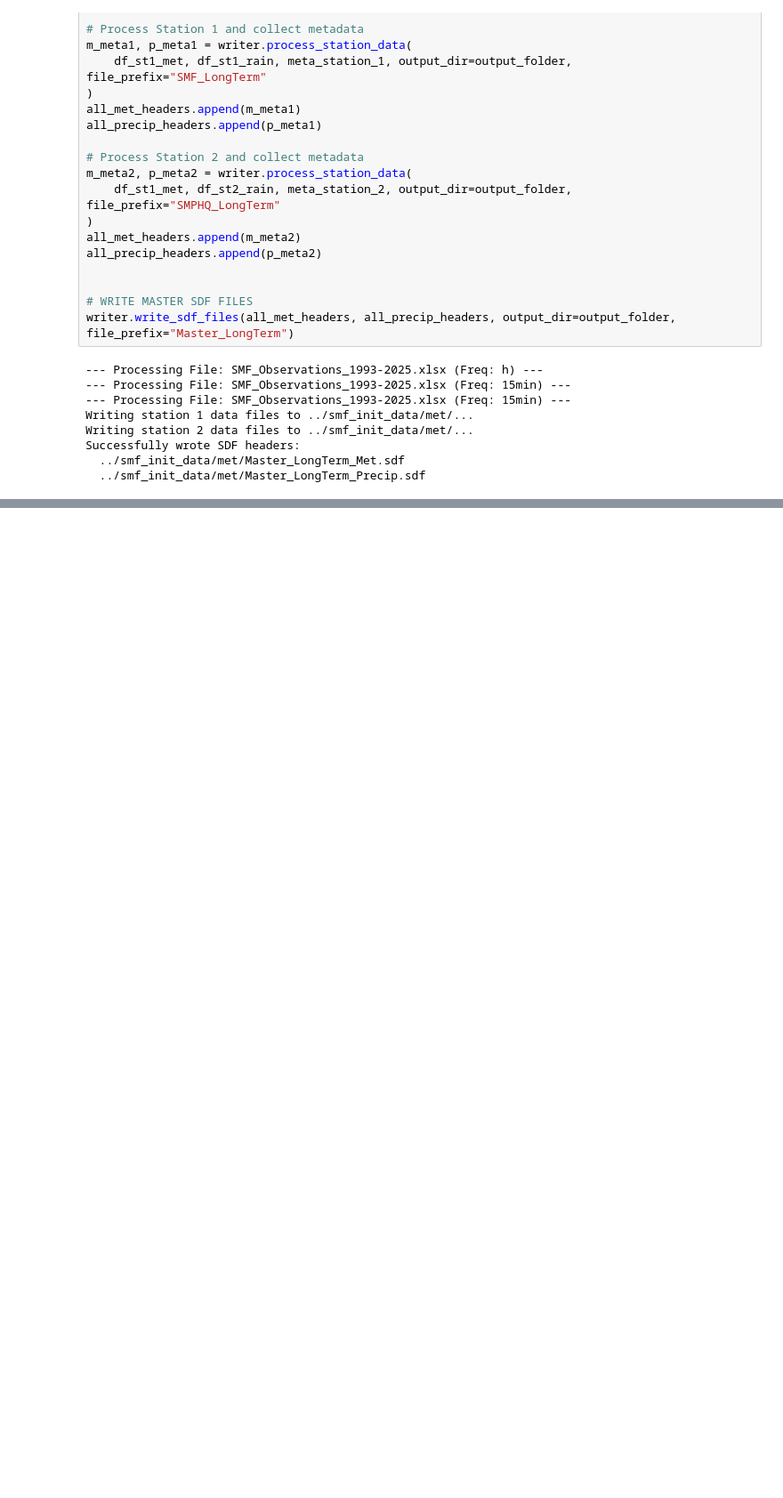
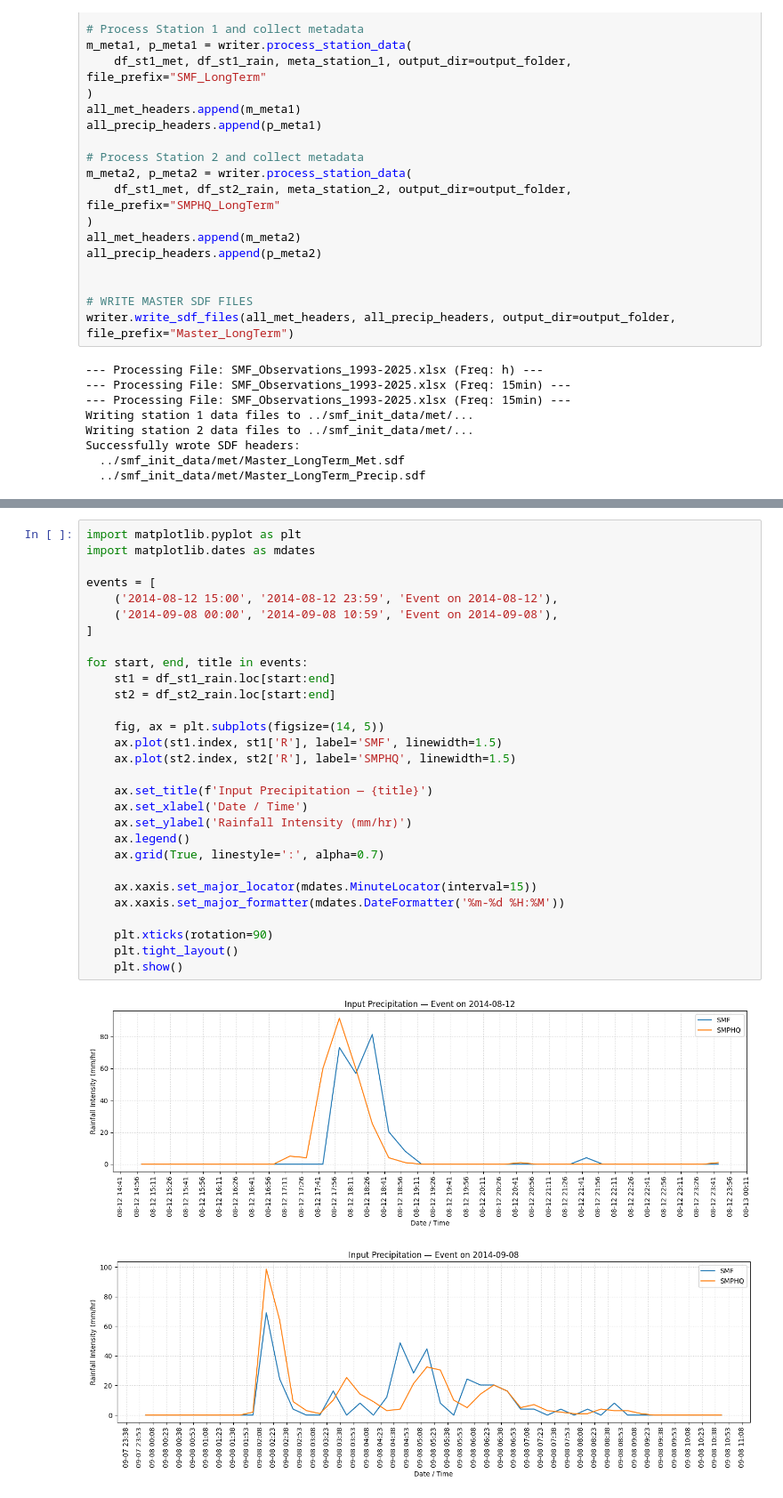
Before and after one commit to kmitu25/tRIBS-SMF-Codespace_exercise5, a Jupyter notebook: workspaces/SMF_pytRIBS/smf_demo/Generate_Met_Forcing_longterm.ipynb, the cells around one changed output, grey strips where cells are left out. Shown at 89% size. Saved outputs shown, nothing was run; the diff lists cells and outputs as text; blank space fills up the shorter version.

```diff
--- a/workspaces/SMF_pytRIBS/smf_demo/Generate_Met_Forcing_longterm.ipynb
+++ b/workspaces/SMF_pytRIBS/smf_demo/Generate_Met_Forcing_longterm.ipynb
@@ -292,0 +351,32 @@ Successfully wrote SDF headers:
+# %%
+import matplotlib.pyplot as plt
+import matplotlib.dates as mdates
+
+events = [
+    ('2014-08-12 15:00', '2014-08-12 23:59', 'Event on 2014-08-12'),
+    ('2014-09-08 00:00', '2014-09-08 10:59', 'Event on 2014-09-08'),
+]
+
+for start, end, title in events:
+    st1 = df_st1_rain.loc[start:end]
+    st2 = df_st2_rain.loc[start:end]
+
+    fig, ax = plt.subplots(figsize=(14, 5))
+    ax.plot(st1.index, st1['R'], label='SMF', linewidth=1.5)
+    ax.plot(st2.index, st2['R'], label='SMPHQ', linewidth=1.5)
+
+    ax.set_title(f'Input Precipitation — {title}')
+    ax.set_xlabel('Date / Time')
+    ax.set_ylabel('Rainfall Intensity (mm/hr)')
+    ax.legend()
+    ax.grid(True, linestyle=':', alpha=0.7)
+
+    ax.xaxis.set_major_locator(mdates.MinuteLocator(interval=15))
+    ax.xaxis.set_major_formatter(mdates.DateFormatter('%m-%d %H:%M'))
+
+    plt.xticks(rotation=90)
+    plt.tight_layout()
+    plt.show()
+# %% [output]
+[figure, added]
+[figure, added]
```
Also changed, not shown: parts of 7 cells of this notebook, 2 other files.
